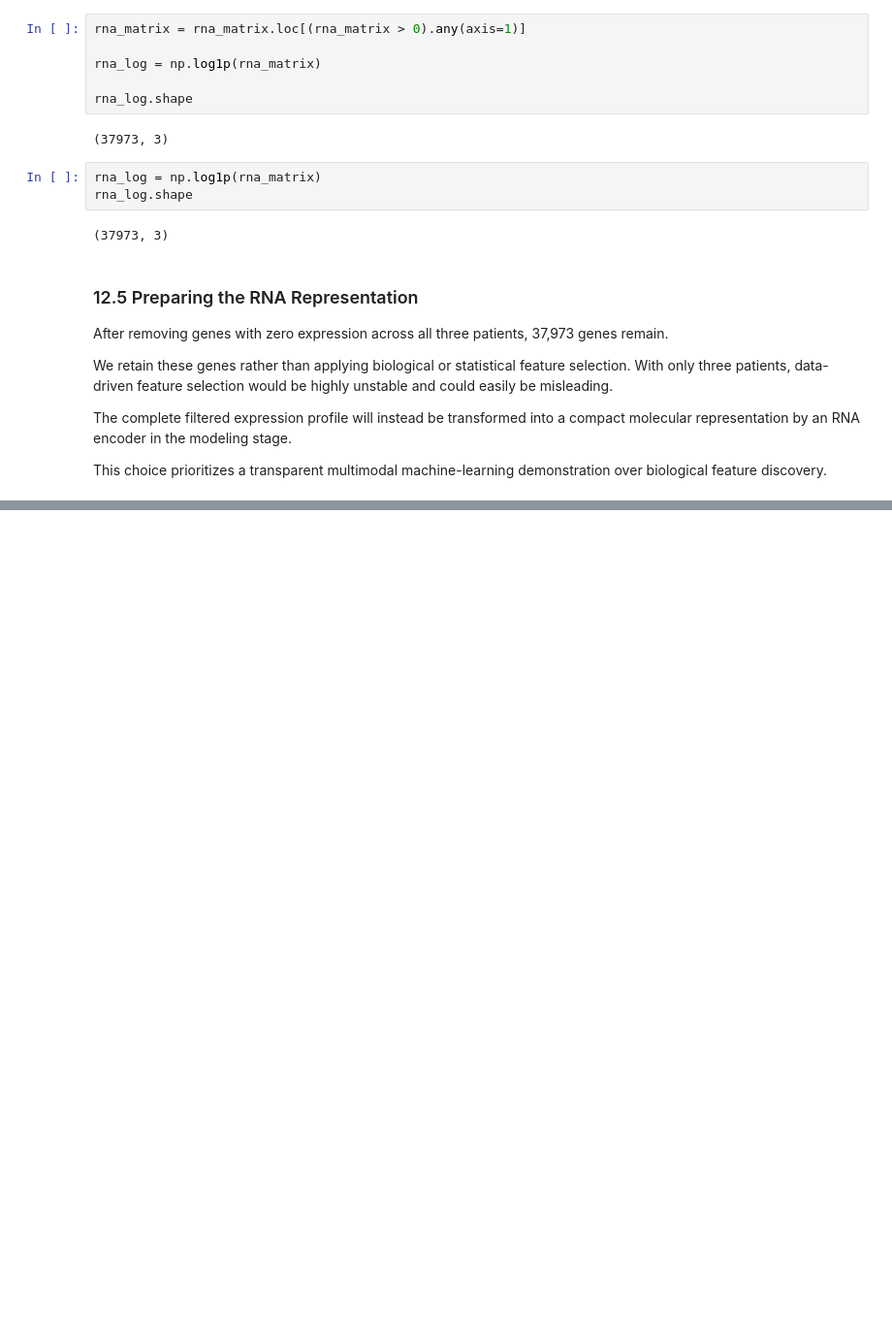
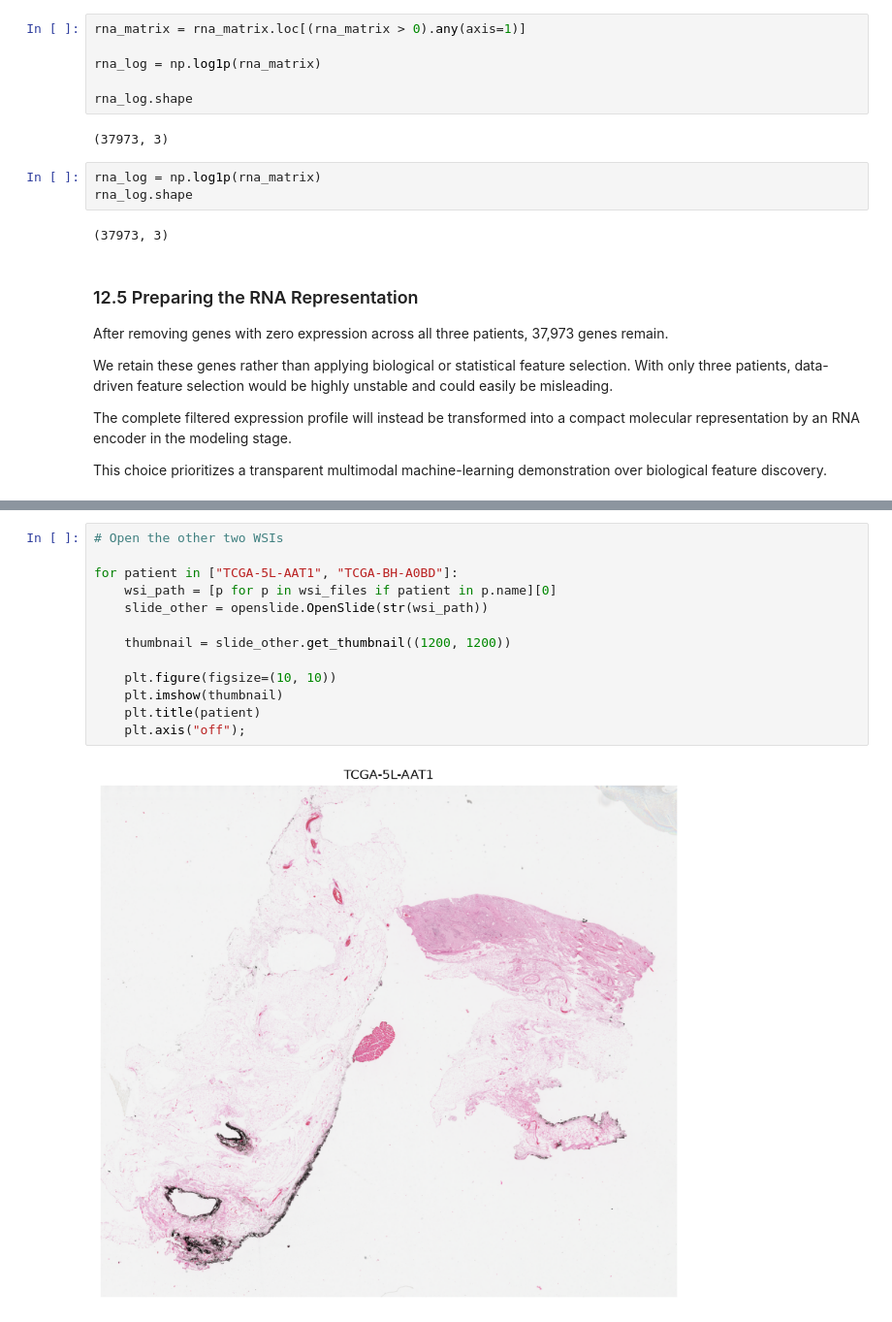
Before and after one commit to Isaac5783/tcga-brca-multimodal-transformer, a Jupyter notebook: notebooks/01_gdc_exploration.ipynb, the cells around one changed output, grey strips where cells are left out. Shown at 97% size. Drawn from its saved outputs; the diff is of its cells as text; blank space fills up the shorter version.

```diff
--- a/notebooks/01_gdc_exploration.ipynb
+++ b/notebooks/01_gdc_exploration.ipynb
@@ -2364,0 +2445,15 @@ This choice prioritizes a transparent multimodal machine-learning demonstration
+# %%
+# Open the other two WSIs
+
+for patient in ["TCGA-5L-AAT1", "TCGA-BH-A0BD"]:
+    wsi_path = [p for p in wsi_files if patient in p.name][0]
+    slide_other = openslide.OpenSlide(str(wsi_path))
+
+    thumbnail = slide_other.get_thumbnail((1200, 1200))
+
+    plt.figure(figsize=(10, 10))
+    plt.imshow(thumbnail)
+    plt.title(patient)
+    plt.axis("off");
+# %% [output]
+[figure, added]
```
Also changed, not shown: parts of 14 cells of this notebook.
